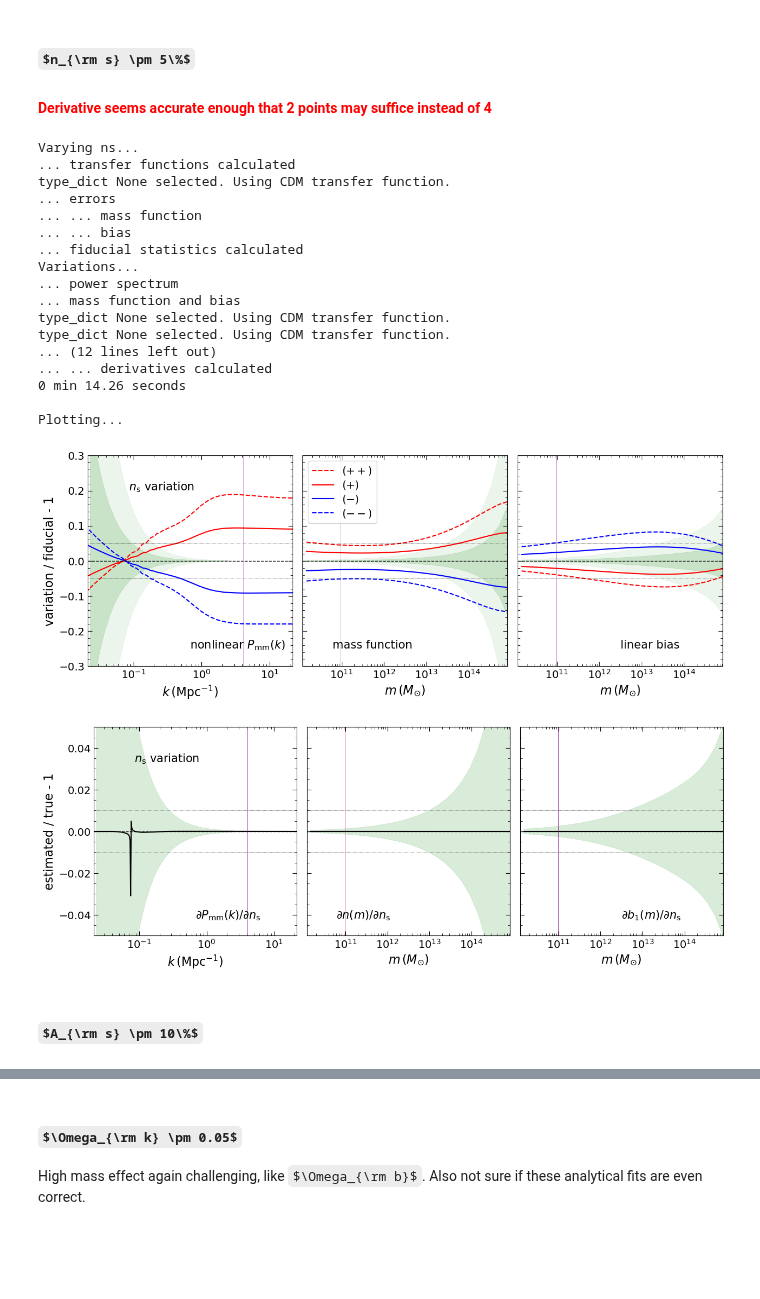
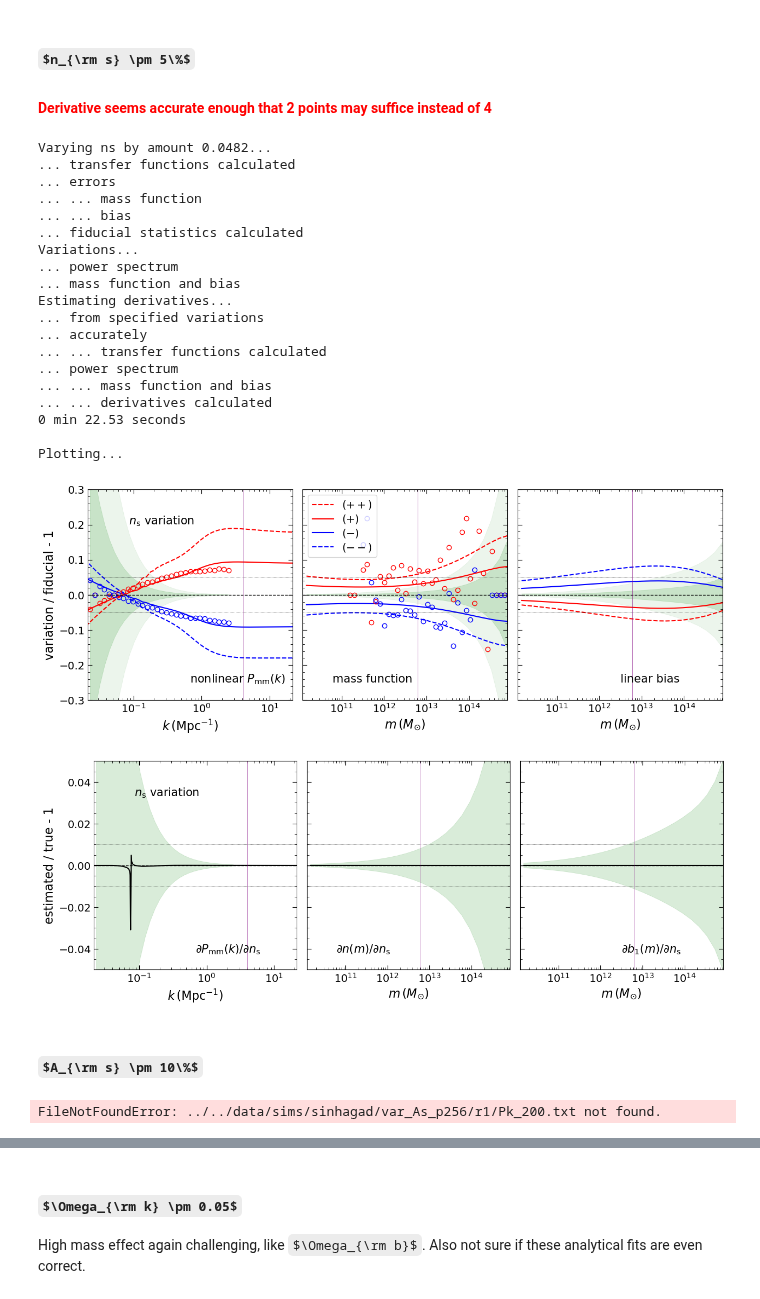
Before and after one commit to a-paranjape/sahyadri-sandbox, a Jupyter notebook: exploration/CosmoParamVariations.ipynb, the cells around one changed output, grey strips where cells are left out. Saved outputs shown, nothing was run; the diff lists cells and outputs as text; code cells hidden in the pictures; some formulas as TeX source; blank space fills up the shorter version.

```diff
--- a/exploration/CosmoParamVariations.ipynb
+++ b/exploration/CosmoParamVariations.ipynb
@@ -431,6 +482,15 @@ def vary_and_plot(param,var,cf,mvals,var_acc,Lbox=200,Npart=256,Npart_target=204
 
     plt.show()
     return
+# %%
+data_fid = {'Pk':np.loadtxt('../../data/sims/sinhagad/default256/r1/Pk_200.txt').T,
+            'mf':np.loadtxt('../../data/halos/sinhagad/default256/r1/mf_200.txt').T}
 # %% [markdown]
 ## $\Omega_{\rm m} \pm 5\%$
+# %%
+data_Om = {}
+for var in ['p','m']: # later include 'pp','mm'
+    data_Om[var] = {'Pk':np.loadtxt('../../data/sims/sinhagad/var_Om_'+var+'256/r1/Pk_200.txt').T,
+                    'mf':np.loadtxt('../../data/halos/sinhagad/var_Om_'+var+'256/r1/mf_200.txt').T}
+data_Om['fid'] = data_fid.copy()
 # %%
@@ -482,0 +523,6 @@ Plotting...
+# %%
+data_h = {}
+for var in ['p','m']: # later include 'pp','mm'
+    data_h[var] = {'Pk':np.loadtxt('../../data/sims/sinhagad/var_h_'+var+'256/r1/Pk_200.txt').T,
+                    'mf':np.loadtxt('../../data/halos/sinhagad/var_h_'+var+'256/r1/mf_200.txt').T}
+data_h['fid'] = data_fid.copy()
@@ -483,28 +625,45 @@ Plotting...
 # %% [markdown]
 ## $n_{\rm s} \pm 5\%$
 #### <span style="color:red"> Derivative seems accurate enough that 2 points may suffice instead of 4 </span>
+# %%
+data_ns = {}
+for var in ['p','m']: # later include 'pp','mm'
+    data_ns[var] = {'Pk':np.loadtxt('../../data/sims/sinhagad/var_ns_'+var+'256/r1/Pk_200.txt').T,
+                    'mf':np.loadtxt('../../data/halos/sinhagad/var_ns_'+var+'256/r1/mf_200.txt').T}
+data_ns['fid'] = data_fid.copy()
 # %%
-vary_and_plot('ns',0.05*co_fid.ns,co_fid,mvals,var_acc=1e-3*co_fid.ns,sig_thresh=3.0,k_sim=kmid,rePk_sim=rel_err_Pk)
+vary_and_plot('ns',0.05*co_fid.ns,co_fid,mvals,var_acc=1e-3*co_fid.ns,sig_thresh=3.0,
+              k_sim=kmid,rePk_sim=rel_err_Pk,data=data_ns)
 # %% [output]
-Varying ns...
+Varying ns by amount 0.0482...
 ... transfer functions calculated
-type_dict None selected. Using CDM transfer function.
 ... errors
 ... ... mass function
 ... ... bias
 ... fiducial statistics calculated
 Variations...
 ... power spectrum
 ... mass function and bias
-type_dict None selected. Using CDM transfer function.
-type_dict None selected. Using CDM transfer function.
-... (12 lines left out)
+Estimating derivatives...
+... from specified variations
+... accurately
+... ... transfer functions calculated
+... power spectrum
+... ... mass function and bias
 ... ... derivatives calculated
-0 min 14.26 seconds
+0 min 22.53 seconds
 
 Plotting...
-[figure, old version]
+[figure, new version]
-[figure, old version]
+[figure, new version]
 # %% [markdown]
 ## $A_{\rm s} \pm 10\%$
+# %%
+data_As = {}
+for var in ['p','m']: # later include 'pp','mm'
+    data_As[var] = {'Pk':np.loadtxt('../../data/sims/sinhagad/var_As_'+var+'256/r1/Pk_200.txt').T,
+                    'mf':np.loadtxt('../../data/halos/sinhagad/var_As_'+var+'256/r1/mf_200.txt').T}
+data_As['fid'] = data_fid.copy()
+# %% [output]
+FileNotFoundError: ../../data/sims/sinhagad/var_As_p256/r1/Pk_200.txt not found.
 # %%
```
Also changed, not shown: parts of 19 cells of this notebook.
